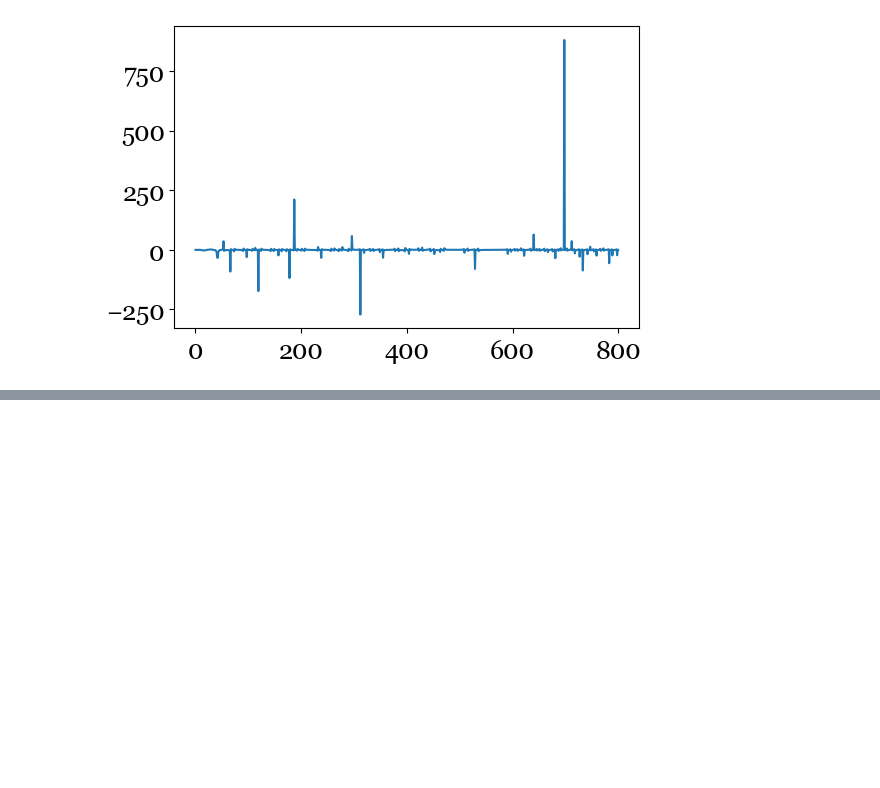
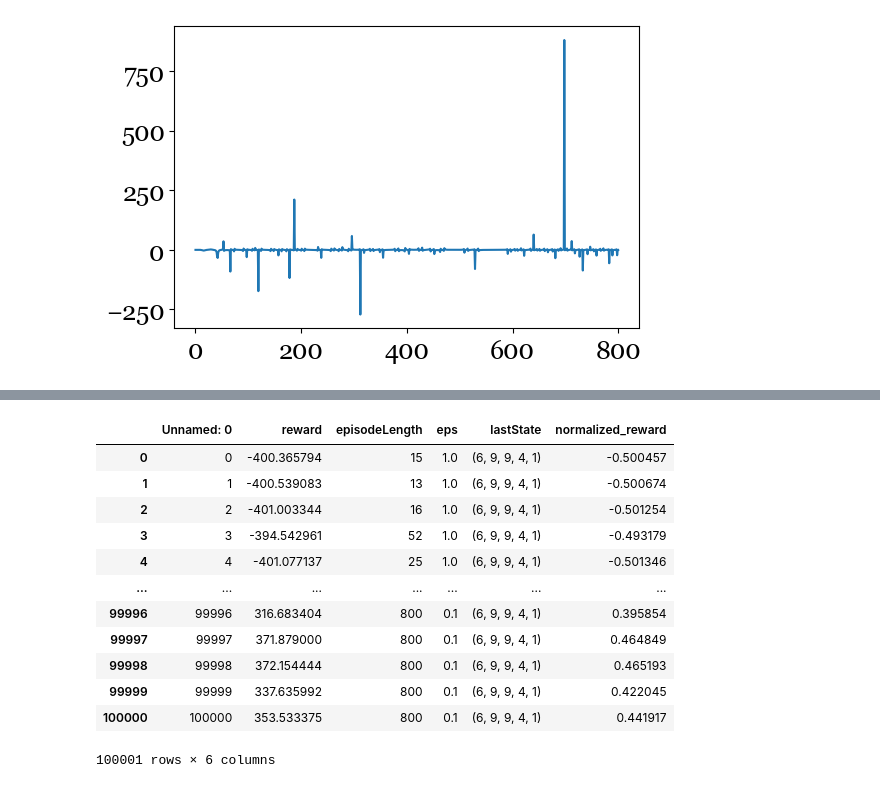
Before and after one commit to ss555/cart_pole, a Jupyter notebook: q_learning/plot_paper_qlearning.ipynb, the cells around one changed output, grey strips where cells are left out. Saved outputs shown, nothing was run; the diff lists cells and outputs as text; code cells hidden in the pictures; blank space fills up the shorter version.

```diff
--- a/q_learning/plot_paper_qlearning.ipynb
+++ b/q_learning/plot_paper_qlearning.ipynb
@@ -204,0 +221,17 @@ plt.savefig('Fig_qlearning_reward_inference.pdf', dpi=300, format='pdf', bbox_in
+# %%
+df['normalized_reward'] = df['reward']/800
+df
+# %% [output]
+|  | Unnamed: 0 | reward | episodeLength | eps | lastState | normalized_reward |
+| 0 | 0 | -400.365794 | 15 | 1.0 | (6, 9, 9, 4, 1) | -0.500457 |
+| 1 | 1 | -400.539083 | 13 | 1.0 | (6, 9, 9, 4, 1) | -0.500674 |
+| 2 | 2 | -401.003344 | 16 | 1.0 | (6, 9, 9, 4, 1) | -0.501254 |
+| 3 | 3 | -394.542961 | 52 | 1.0 | (6, 9, 9, 4, 1) | -0.493179 |
+| 4 | 4 | -401.077137 | 25 | 1.0 | (6, 9, 9, 4, 1) | -0.501346 |
+| ... | ... | ... | ... | ... | ... | ... |
+| 99996 | 99996 | 316.683404 | 800 | 0.1 | (6, 9, 9, 4, 1) | 0.395854 |
+| 99997 | 99997 | 371.879000 | 800 | 0.1 | (6, 9, 9, 4, 1) | 0.464849 |
+| 99998 | 99998 | 372.154444 | 800 | 0.1 | (6, 9, 9, 4, 1) | 0.465193 |
+| 99999 | 99999 | 337.635992 | 800 | 0.1 | (6, 9, 9, 4, 1) | 0.422045 |
+| 100000 | 100000 | 353.533375 | 800 | 0.1 | (6, 9, 9, 4, 1) | 0.441917 |
+100001 rows × 6 columns
```
Also changed, not shown: parts of 2 cells of this notebook, 4 other files.
